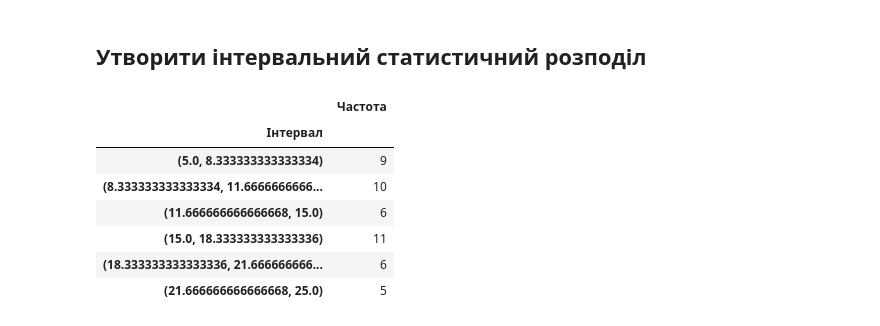
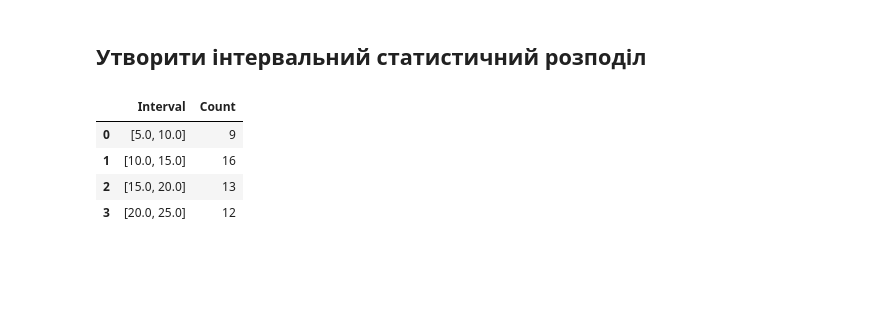
Before and after one commit to Rostyslavkoo/uni-2023, a Jupyter notebook: ТІМС/labs/lab_1/lab_1.ipynb, the cells around one changed output. Drawn from its saved outputs; the diff is of its cells as text; code cells hidden in the pictures; blank space fills up the shorter version.

```diff
--- a/ТІМС/labs/lab_1/lab_1.ipynb
+++ b/ТІМС/labs/lab_1/lab_1.ipynb
@@ -262,28 +285,24 @@ get_deciles(variation_series)
 # 3. обчислити числові характеристики.
 # %% [markdown]
 ## Утворити інтервальний статистичний розподіл
-# %%
-# 1. утворити інтервальний статистичний розподіл  variation_series
-def create_interval_statistical_distribution(variation_series, k):
-    a = min(variation_series)
-    b = max(variation_series)
-    h = (b - a) / k
-    intervals = [a + i * h for i in range(k + 1)]
-    frequency_table = {}
-    for i in range(k):
-        frequency_table[(intervals[i], intervals[i+1])] = len([x for x in variation_series if intervals[i] <= x < intervals[i+1]])
-    return frequency_table
-
-k = 6
-interval_statistical_distribution = create_interval_statistical_distribution(variation_series, k)
-interval_statistical_distribution = pd.DataFrame(list(interval_statistical_distribution.items()), columns=['Інтервал', 'Частота']).set_index('Інтервал')
-interval_statistical_distribution
-# %% [output]
-|  | Частота |
-| Інтервал |  |
-| (5.0, 8.333333333333334) | 9 |
-| (8.333333333333334, 11.6666666666... | 10 |
-| (11.666666666666668, 15.0) | 6 |
-| (15.0, 18.333333333333336) | 11 |
-| (18.333333333333336, 21.666666666... | 6 |
-| (21.666666666666668, 25.0) | 5 |
+# %%
+def create_continuous_distribution(lst):
+    r = math.floor(math.log2(len(set(lst)))) # Кількість інтервалів
+    bins = np.linspace(min(lst), max(lst), r+1)
+    counts, intervals = np.histogram(lst, bins=bins)
+
+    df = pd.DataFrame({
+        'Interval': [pd.Interval(left=intervals[i], right=intervals[i+1], closed='both') for i in range(len(intervals)-1)],
+        'Count': counts
+    })
+
+    return df
+
+continuous_distribution = create_continuous_distribution(variation_series)
+continuous_distribution
+# %% [output]
+|  | Interval | Count |
+| 0 | [5.0, 10.0] | 9 |
+| 1 | [10.0, 15.0] | 16 |
+| 2 | [15.0, 20.0] | 13 |
+| 3 | [20.0, 25.0] | 12 |
```
Also changed, not shown: parts of 7 cells of this notebook, 1 other file.
